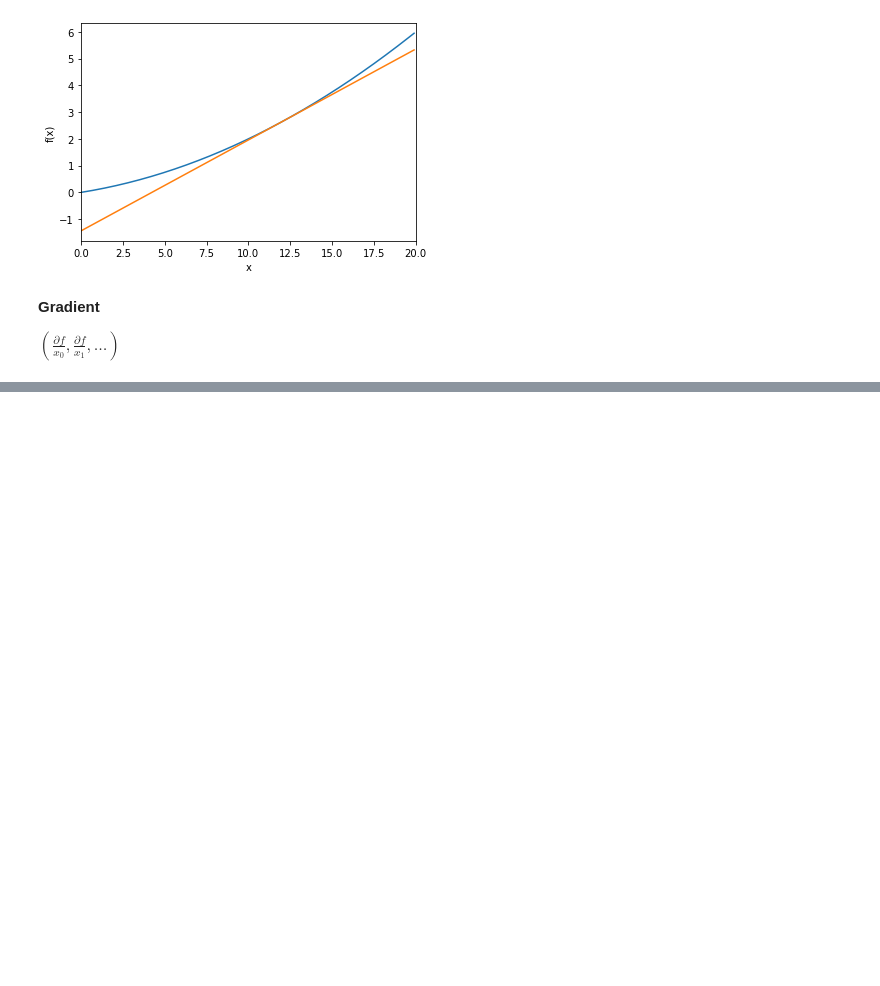
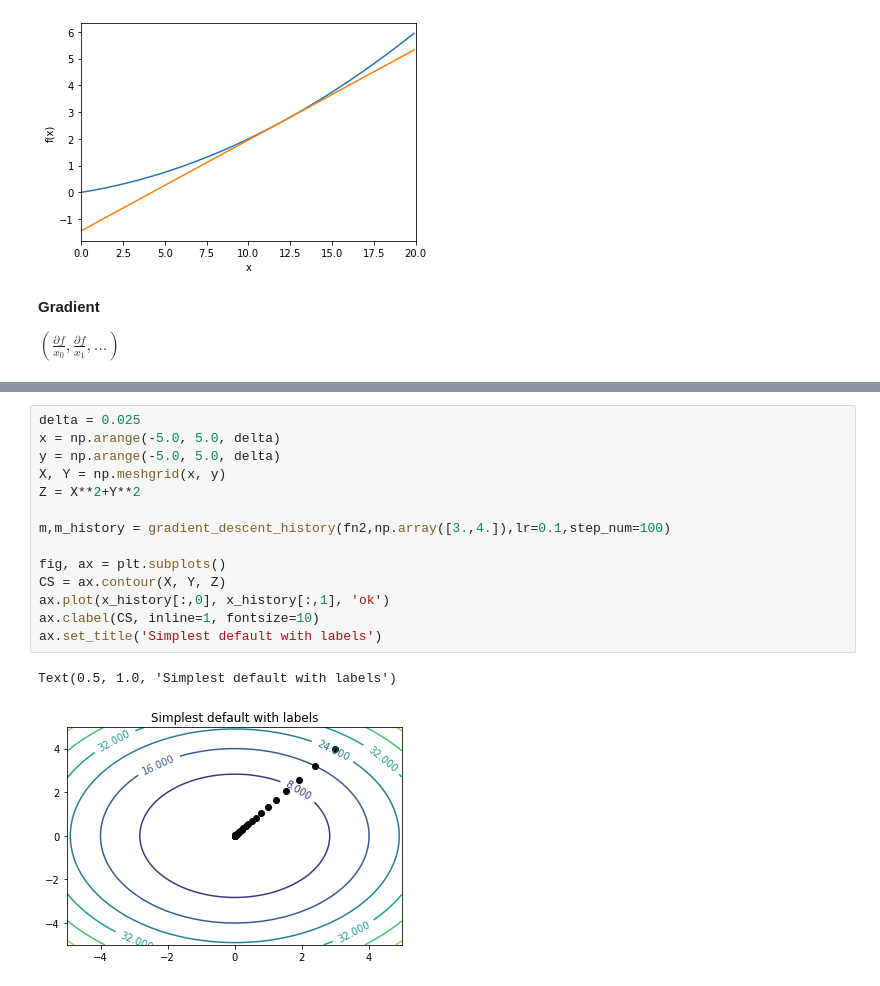
Before and after one commit to HansBlackCat/Python, a Jupyter notebook: MachineLearning/DeepLearning/cp4_Neural Network Training.ipynb, the cells around one changed output, grey strips where cells are left out. Drawn from its saved outputs; the diff is of its cells as text; blank space fills up the shorter version.

```diff
--- a/MachineLearning/DeepLearning/cp4_Neural Network Training.ipynb
+++ b/MachineLearning/DeepLearning/cp4_Neural Network Training.ipynb
@@ -153,0 +299,17 @@ def numerical_gradient(f,x):
+# %%
+delta = 0.025
+x = np.arange(-5.0, 5.0, delta)
+y = np.arange(-5.0, 5.0, delta)
+X, Y = np.meshgrid(x, y)
+Z = X**2+Y**2
+
+m,m_history = gradient_descent_history(fn2,np.array([3.,4.]),lr=0.1,step_num=100)
+
+fig, ax = plt.subplots()
+CS = ax.contour(X, Y, Z)
+ax.plot(x_history[:,0], x_history[:,1], 'ok')
+ax.clabel(CS, inline=1, fontsize=10)
+ax.set_title('Simplest default with labels')
+# %% [output]
+Text(0.5, 1.0, 'Simplest default with labels')
+[figure, added]
```
Also changed, not shown: parts of 15 cells of this notebook.
